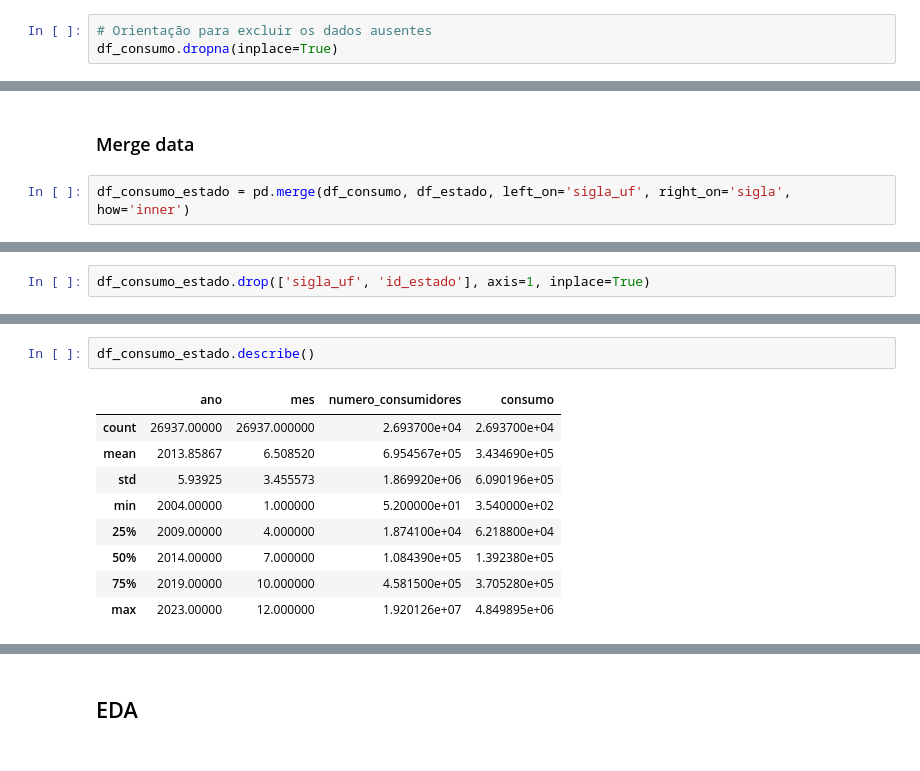
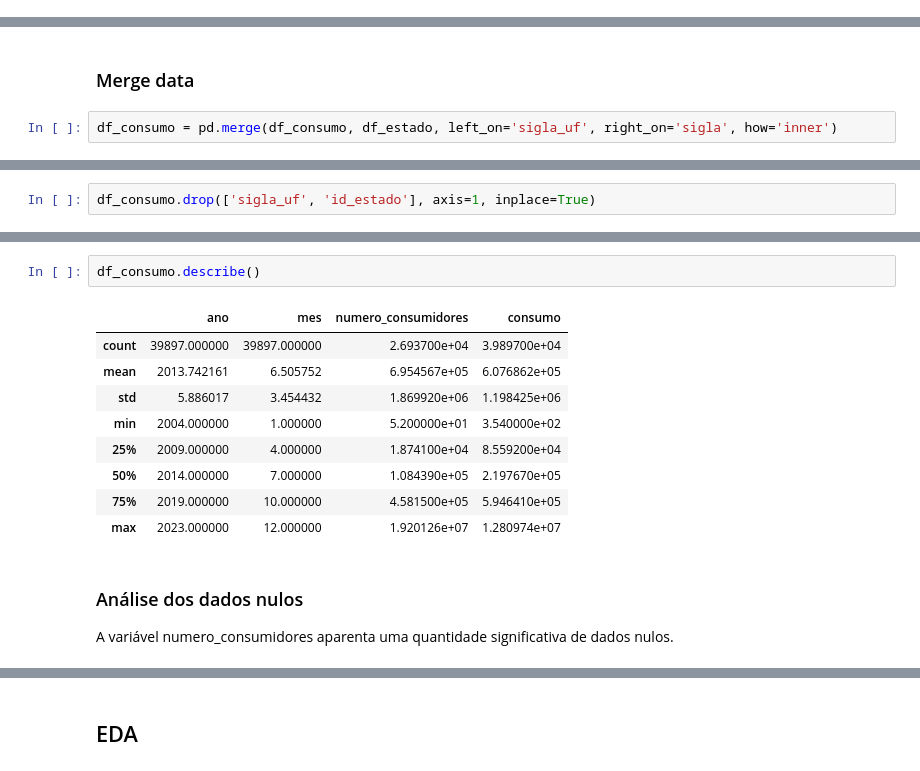
Before and after one commit to moreira-and/learn, a Jupyter notebook: postgraduate/2025_07_data_science_xpe/modules/module_5_challenge/tasks/2024_11_18_consolidation_activity/relatorio-desafio-final.ipynb, the cells around one changed output, grey strips where cells are left out. Saved outputs shown, nothing was run; the diff lists cells and outputs as text.

```diff
--- a/postgraduate/2025_07_data_science_xpe/modules/module_5_challenge/tasks/2024_11_18_consolidation_activity/relatorio-desafio-final.ipynb
+++ b/postgraduate/2025_07_data_science_xpe/modules/module_5_challenge/tasks/2024_11_18_consolidation_activity/relatorio-desafio-final.ipynb
@@ -26,6 +67,3 @@ df_consumo.head()
-# %%
-# Orientação para excluir os dados ausentes
-df_consumo.dropna(inplace=True)
 # %%
 df_estado = pd.read_csv(r'data\estado_regiao.csv', encoding='latin1',sep=';')
 # %%
@@ -40,5 +87,5 @@ df_estado.head()
 # %% [markdown]
 ### Merge data
 # %%
-df_consumo_estado = pd.merge(df_consumo, df_estado, left_on='sigla_uf', right_on='sigla', how='inner')
+df_consumo = pd.merge(df_consumo, df_estado, left_on='sigla_uf', right_on='sigla', how='inner')
 # %%
@@ -53,3 +100,3 @@ df_consumo_estado.head()
 # %%
-df_consumo_estado.drop(['sigla_uf', 'id_estado'], axis=1, inplace=True)
+df_consumo.drop(['sigla_uf', 'id_estado'], axis=1, inplace=True)
 # %%
@@ -74,12 +121,16 @@ memory usage: 1.8+ MB
 # %%
-df_consumo_estado.describe()
+df_consumo.describe()
 # %% [output]
 |  | ano | mes | numero_consumidores | consumo |
-| count | 26937.00000 | 26937.000000 | 2.693700e+04 | 2.693700e+04 |
-| mean | 2013.85867 | 6.508520 | 6.954567e+05 | 3.434690e+05 |
-| std | 5.93925 | 3.455573 | 1.869920e+06 | 6.090196e+05 |
-| min | 2004.00000 | 1.000000 | 5.200000e+01 | 3.540000e+02 |
-| 25% | 2009.00000 | 4.000000 | 1.874100e+04 | 6.218800e+04 |
-| 50% | 2014.00000 | 7.000000 | 1.084390e+05 | 1.392380e+05 |
-| 75% | 2019.00000 | 10.000000 | 4.581500e+05 | 3.705280e+05 |
-| max | 2023.00000 | 12.000000 | 1.920126e+07 | 4.849895e+06 |
+| count | 39897.000000 | 39897.000000 | 2.693700e+04 | 3.989700e+04 |
+| mean | 2013.742161 | 6.505752 | 6.954567e+05 | 6.076862e+05 |
+| std | 5.886017 | 3.454432 | 1.869920e+06 | 1.198425e+06 |
+| min | 2004.000000 | 1.000000 | 5.200000e+01 | 3.540000e+02 |
+| 25% | 2009.000000 | 4.000000 | 1.874100e+04 | 8.559200e+04 |
+| 50% | 2014.000000 | 7.000000 | 1.084390e+05 | 2.197670e+05 |
+| 75% | 2019.000000 | 10.000000 | 4.581500e+05 | 5.946410e+05 |
+| max | 2023.000000 | 12.000000 | 1.920126e+07 | 1.280974e+07 |
+# %% [markdown]
+### Análise dos dados nulos
+
+A variável numero_consumidores aparenta uma quantidade significativa de dados nulos.
```
Also changed, not shown: parts of 95 cells of this notebook.
